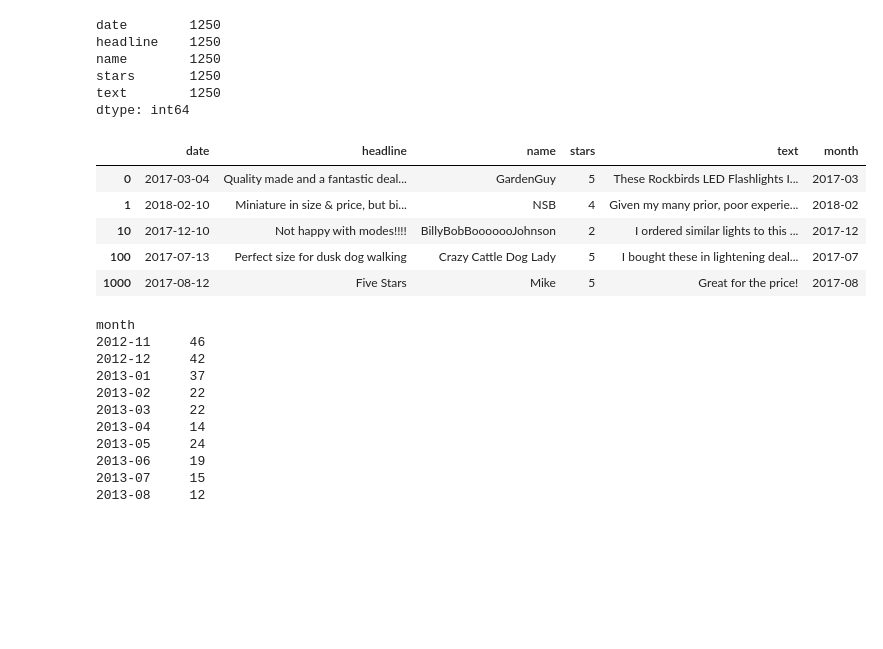
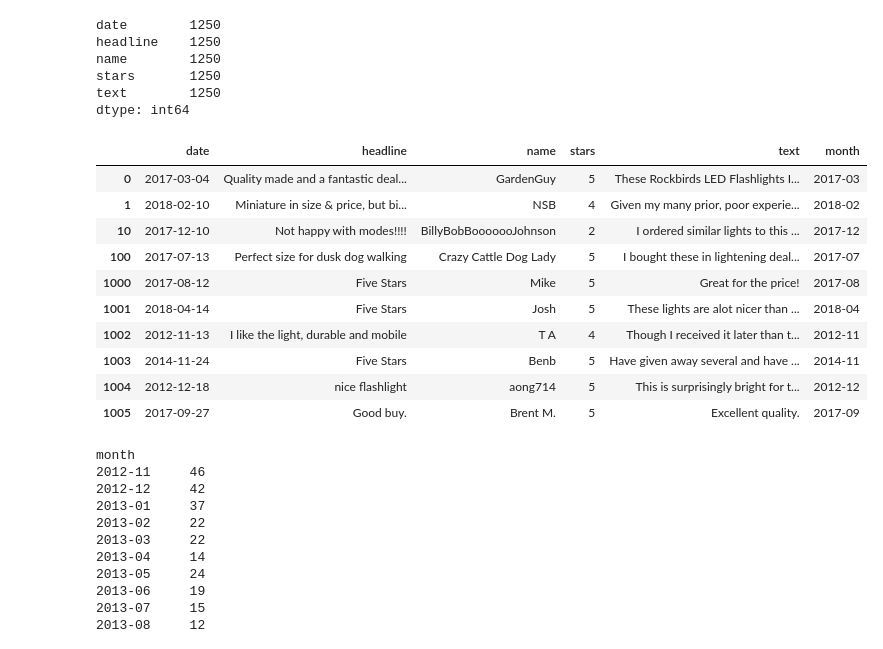
Before and after one commit to richardroma/BIA_660_D, a Jupyter notebook: Assignment_03/assignment_03.ipynb, the cells around one changed output. Saved outputs shown, nothing was run; the diff lists cells and outputs as text; code cells hidden in the pictures; blank space fills up the shorter version.

```diff
--- a/Assignment_03/assignment_03.ipynb
+++ b/Assignment_03/assignment_03.ipynb
@@ -17,14 +15,19 @@ text        1250
 dtype: int64
 # %%
 df['month'] = df['date'].dt.to_period('M')
-df.head()
+df.head(10)
 # %% [output]
 |  | date | headline | name | stars | text | month |
 | 0 | 2017-03-04 | Quality made and a fantastic deal... | GardenGuy | 5 | These Rockbirds LED Flashlights I... | 2017-03 |
 | 1 | 2018-02-10 | Miniature in size & price, but bi... | NSB | 4 | Given my many prior, poor experie... | 2018-02 |
 | 10 | 2017-12-10 | Not happy with modes!!!! | BillyBobBooooooJohnson | 2 | I ordered similar lights to this ... | 2017-12 |
 | 100 | 2017-07-13 | Perfect size for dusk dog walking | Crazy Cattle Dog Lady | 5 | I bought these in lightening deal... | 2017-07 |
 | 1000 | 2017-08-12 | Five Stars | Mike | 5 | Great for the price! | 2017-08 |
+| 1001 | 2018-04-14 | Five Stars | Josh | 5 | These lights are alot nicer than ... | 2018-04 |
+| 1002 | 2012-11-13 | I like the light, durable and mobile | T A | 4 | Though I received it later than t... | 2012-11 |
+| 1003 | 2014-11-24 | Five Stars | Benb | 5 | Have given away several and have ... | 2014-11 |
+| 1004 | 2012-12-18 | nice flashlight | aong714 | 5 | This is surprisingly bright for t... | 2012-12 |
+| 1005 | 2017-09-27 | Good buy. | Brent M. | 5 | Excellent quality. | 2017-09 |
 # %%
 review_by_date = df.groupby('month').size()
 print(review_by_date)
```
Also changed, not shown: parts of 6 cells of this notebook.
